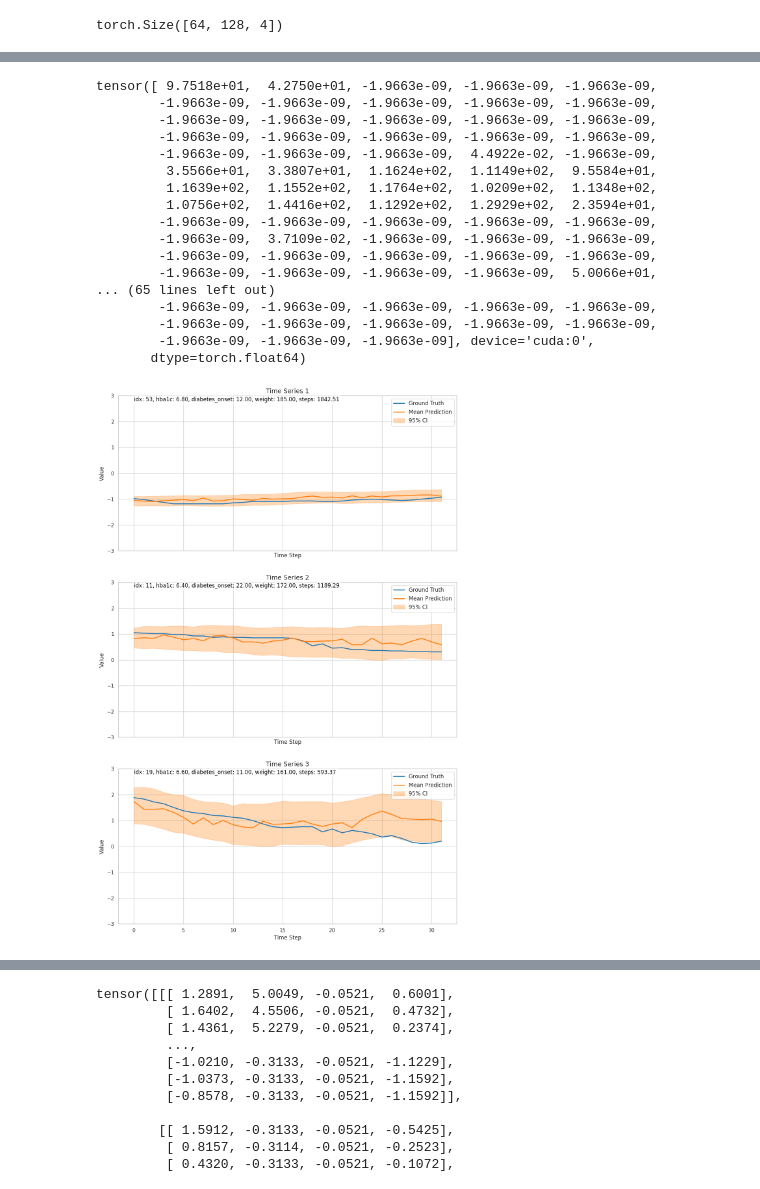
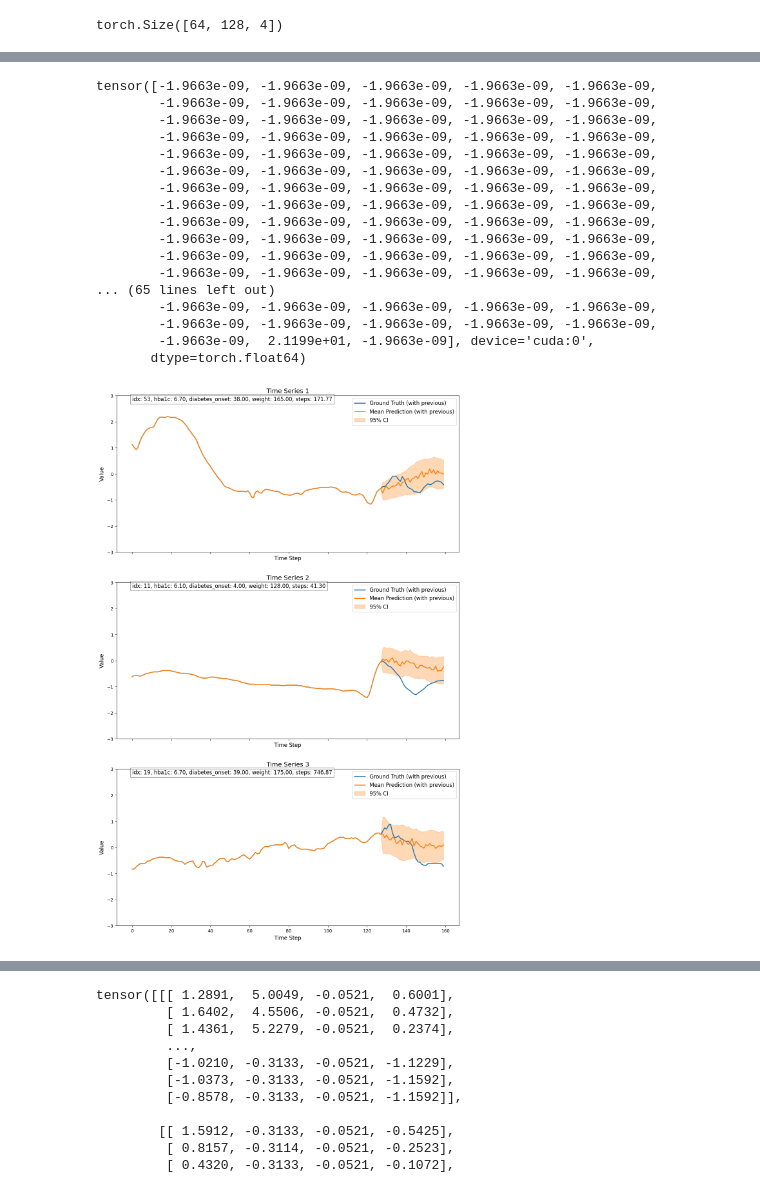
Before and after one commit to liyy2/cDIME, a Jupyter notebook: diffusion_analysis.ipynb, the cells around one changed output, grey strips where cells are left out. Saved outputs shown, nothing was run; the diff lists cells and outputs as text; code cells hidden in the pictures.

```diff
--- a/diffusion_analysis.ipynb
+++ b/diffusion_analysis.ipynb
@@ -295,0 +261,12 @@ tensor([[2.8000e+01, 2.6000e+01, 6.4000e+01, 5.3000e+00, 1.3500e+02],
+# %%
+batch = model.sample_outputs[0]['batch']
+batch_x, batch_y, batch_x_mark, batch_y_mark = batch[0]
+batch_cov = batch[1]
+with torch.no_grad():
+    new_batch_x = batch_x.clone()
+    new_batch_x[53, :, 1] = batch_x[53, :, 1].min()
+    model.eval()
+    new_batch = [None, None]
+    new_batch[0] = new_batch_x, batch_y, batch_x_mark, batch_y_mark
+    new_batch[1] = batch_cov
+    model.sample_step(new_batch, 0)
@@ -303,14 +284,11 @@ import matplotlib
 matplotlib.rcParams['pdf.fonttype'] = 42
 matplotlib.rcParams['ps.fonttype'] = 42
 
-# Setting the Seaborn style
-sns.set(style="whitegrid")
-
-def plot_time_series_with_ci(groundtruth, sampled_output, cov, batch_x = None, num_series=5):
+def plot_time_series_with_ci(groundtruth, sampled_output, cov, batch_x=None, num_series=5):
     fig, axes = plt.subplots(num_series, 1, figsize=(12, 6*num_series), sharex=True)
     if num_series == 1:
         axes = [axes]
-    idx_list = [53, 11, 19]
+    idx_list = [53, 11, 19]  # Adjust or randomize this list as needed
     for i in range(num_series):
         # Randomly select a time series from the batch
         idx = idx_list[i]
@@ -319,19 +297,28 @@ def plot_time_series_with_ci(groundtruth, sampled_output, cov, batch_x = None, n
         weight = cov.feat_dict[stype.numerical][idx, 4]
 
         if batch_x is not None:
+            # Extract previous glucose values
+            previous_glucose = batch_x[idx, :, -1].cpu().numpy()
             hr = batch_x[idx, :, 0] * 20.41707644 + 7.93461185e+01
             steps = batch_x[idx, :, 1] * 20.84327263 +  6.53019535e+00
             print(steps)
             hr_mean = np.mean(hr.cpu().numpy())
             steps_mean = np.sum(steps.cpu().numpy())
-        # Plot ground truth
-        axes[i].plot(groundtruth[idx, :, 0], color='#1f77b4', label='Ground Truth', lw=2)
+
+            # Concatenate previous glucose with groundtruth and mean predictions
+            full_groundtruth = np.concatenate([previous_glucose, groundtruth[idx, :, -1]])
+
+        else:
+            full_groundtruth = groundtruth[idx, :, -1].cpu().numpy()
+
+        # Plot ground truth (concatenated)
+        axes[i].plot(full_groundtruth, color='#1f77b4', label='Ground Truth (with previous)', lw=2)
 
         # Add textual information
         axes[i].text(0, 2.8, f'idx: {idx}, hba1c: {hba1c.cpu().numpy():.2f}, diabetes_onset: {diabetes_onset.cpu().numpy():.2f}, weight: {weight.cpu().numpy():.2f}, steps: {steps_mean:.2f}',
                      fontsize=12, color='black', bbox=dict(facecolor='white', alpha=0.5))
 
-        # Calculate mean and confidence interval
+        # Calculate mean and confidence interval for predicted values
         mean = np.mean(sampled_output[idx, :, :, 0], axis=0)
         ci_lower = np.percentile(sampled_output[idx, :, :, 0], 80, axis=0)
         ci_upper = np.percentile(sampled_output[idx, :, :, 0], 20, axis=0)
@@ -340,50 +327,55 @@ def plot_time_series_with_ci(groundtruth, sampled_output, cov, batch_x = None, n
         ci_lower_smooth = uniform_filter1d(ci_lower, size=5)
         ci_upper_smooth = uniform_filter1d(ci_upper, size=5)
 
-        # Plot mean prediction
-        axes[i].plot(mean, color='#ff7f0e', label='Mean Prediction', lw=2)
+        # Concatenate previous glucose with predicted mean and CI
+        full_mean = np.concatenate([previous_glucose, mean])
+        full_ci_lower = np.concatenate([previous_glucose, ci_lower_smooth])
+        full_ci_upper = np.concatenate([previous_glucose, ci_upper_smooth])
 
-        # Plot confidence interval
-        axes[i].fill_between(range(mean.shape[0]), ci_lower_smooth, ci_upper_smooth, color='#ff7f0e', alpha=0.3, label='95% CI')
+        # Plot mean prediction (concatenated)
+        axes[i].plot(full_mean, color='#ff7f0e', label='Mean Prediction (with previous)', lw=2)
+
+        # Plot confidence interval (concatenated)
+        axes[i].fill_between(range(full_mean.shape[0]), full_ci_lower, full_ci_upper, color='#ff7f0e', alpha=0.3, label='95% CI')
 
         axes[i].set_title(f'Time Series {i+1}', fontsize=14)
         axes[i].set_xlabel('Time Step', fontsize=12)
         axes[i].set_ylabel('Value', fontsize=12)
 
         # Set y limit to be the same for all plots
         axes[i].set_ylim([-3, 3])
         axes[i].legend(loc='upper right', fontsize=12)
 
     plt.tight_layout(pad=3.0)
     plt.savefig('time_series_with_ci.pdf')
     plt.show()
 
 # Sample invocation of the function with your data
 # plot_time_series_with_ci(groundtruth, sampled_output, cov, num_series=5)
 
-
-groundtruth = model.sample_outputs[0]['true']
-sampled_output = model.sample_outputs[0]['pred']
-cov = model.sample_outputs[0]['batch_cov']
-batch_x = model.sample_outputs[0]['batch_x']
+j = -1
+groundtruth_to_plot = model.sample_outputs[j]['true']
+sampled_output_to_plot = model.sample_outputs[j]['pred']
+cov_to_plot = model.sample_outputs[j]['batch_cov']
+batch_x_to_plot = model.sample_outputs[j]['batch_x']
 # Call the function to plot 2 random time series
-plot_time_series_with_ci(groundtruth, sampled_output, cov, batch_x, num_series=3)
+plot_time_series_with_ci(groundtruth_to_plot, sampled_output_to_plot, cov_to_plot, batch_x_to_plot, num_series=3)
 # %% [output]
-tensor([ 9.7518e+01,  4.2750e+01, -1.9663e-09, -1.9663e-09, -1.9663e-09,
+tensor([-1.9663e-09, -1.9663e-09, -1.9663e-09, -1.9663e-09, -1.9663e-09,
         -1.9663e-09, -1.9663e-09, -1.9663e-09, -1.9663e-09, -1.9663e-09,
         -1.9663e-09, -1.9663e-09, -1.9663e-09, -1.9663e-09, -1.9663e-09,
         -1.9663e-09, -1.9663e-09, -1.9663e-09, -1.9663e-09, -1.9663e-09,
-        -1.9663e-09, -1.9663e-09, -1.9663e-09,  4.4922e-02, -1.9663e-09,
-         3.5566e+01,  3.3807e+01,  1.1624e+02,  1.1149e+02,  9.5584e+01,
-         1.1639e+02,  1.1552e+02,  1.1764e+02,  1.0209e+02,  1.1348e+02,
-         1.0756e+02,  1.4416e+02,  1.1292e+02,  1.2929e+02,  2.3594e+01,
         -1.9663e-09, -1.9663e-09, -1.9663e-09, -1.9663e-09, -1.9663e-09,
-        -1.9663e-09,  3.7109e-02, -1.9663e-09, -1.9663e-09, -1.9663e-09,
         -1.9663e-09, -1.9663e-09, -1.9663e-09, -1.9663e-09, -1.9663e-09,
-        -1.9663e-09, -1.9663e-09, -1.9663e-09, -1.9663e-09,  5.0066e+01,
+        -1.9663e-09, -1.9663e-09, -1.9663e-09, -1.9663e-09, -1.9663e-09,
+        -1.9663e-09, -1.9663e-09, -1.9663e-09, -1.9663e-09, -1.9663e-09,
+        -1.9663e-09, -1.9663e-09, -1.9663e-09, -1.9663e-09, -1.9663e-09,
+        -1.9663e-09, -1.9663e-09, -1.9663e-09, -1.9663e-09, -1.9663e-09,
+        -1.9663e-09, -1.9663e-09, -1.9663e-09, -1.9663e-09, -1.9663e-09,
+        -1.9663e-09, -1.9663e-09, -1.9663e-09, -1.9663e-09, -1.9663e-09,
 ... (65 lines left out)
         -1.9663e-09, -1.9663e-09, -1.9663e-09, -1.9663e-09, -1.9663e-09,
         -1.9663e-09, -1.9663e-09, -1.9663e-09, -1.9663e-09, -1.9663e-09,
-        -1.9663e-09, -1.9663e-09, -1.9663e-09], device='cuda:0',
+        -1.9663e-09,  2.1199e+01, -1.9663e-09], device='cuda:0',
        dtype=torch.float64)
-[figure, old version]
+[figure, new version]
```
Also changed, not shown: parts of 15 cells of this notebook, 9 other files.
